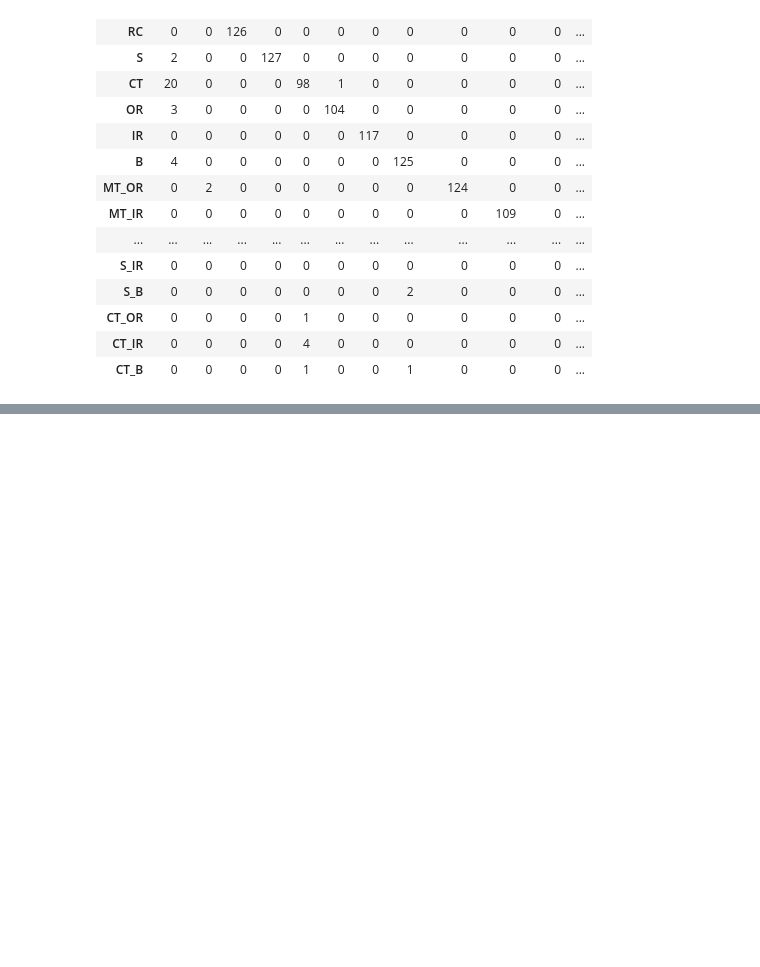
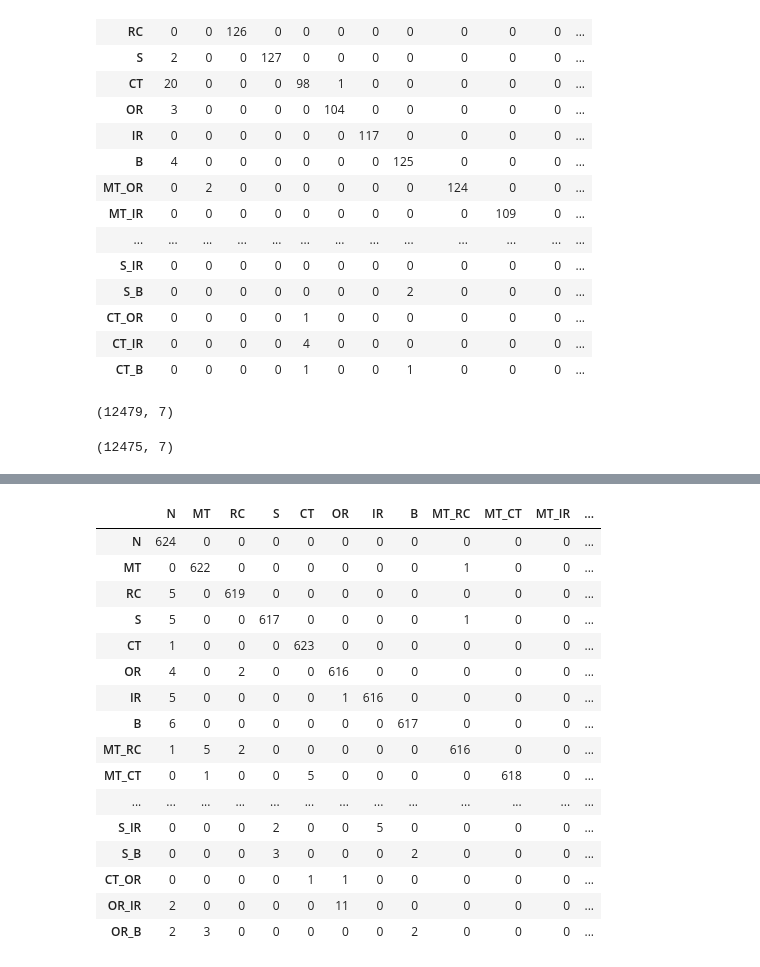
Before and after one commit to AiZhanghan/deep_learning_compound_fault_diagnose, a Jupyter notebook: code/analyze.ipynb, the cells around one changed output, grey strips where cells are left out. Cells and saved outputs as stored; diff of their text form; code cells hidden in the pictures; blank space fills up the shorter version.

```diff
--- a/code/analyze.ipynb
+++ b/code/analyze.ipynb
@@ -41,3 +61,17 @@ Analyzer.confusion_matrix(predict_dic["y"], (predict_dic["y_hat"] >= 0.5).astype
 | CT_OR | 0 | 0 | 0 | 0 | 1 | 0 | 0 | 0 | 0 | 0 | 0 | ... |
 | CT_IR | 0 | 0 | 0 | 0 | 4 | 0 | 0 | 0 | 0 | 0 | 0 | ... |
 | CT_B | 0 | 0 | 0 | 0 | 1 | 0 | 0 | 1 | 0 | 0 | 0 | ... |
+# %%
+y_hat = np.load(r"./y_hat.npy")
+label = np.load(r"./label.npy")
+# %%
+label.shape
+# %% [output]
+(12479, 7)
+# %%
+y_hat.shape
+# %% [output]
+(12475, 7)
+# %%
+Analyzer.confusion_matrix(label, y_hat)
+# %% [output]
@@ -43,0 +79,17 @@ Analyzer.confusion_matrix(predict_dic["y"], (predict_dic["y_hat"] >= 0.5).astype
+|  | N | MT | RC | S | CT | OR | IR | B | MT_RC | MT_CT | MT_IR | ... |
+| N | 624 | 0 | 0 | 0 | 0 | 0 | 0 | 0 | 0 | 0 | 0 | ... |
+| MT | 0 | 622 | 0 | 0 | 0 | 0 | 0 | 0 | 1 | 0 | 0 | ... |
+| RC | 5 | 0 | 619 | 0 | 0 | 0 | 0 | 0 | 0 | 0 | 0 | ... |
+| S | 5 | 0 | 0 | 617 | 0 | 0 | 0 | 0 | 1 | 0 | 0 | ... |
+| CT | 1 | 0 | 0 | 0 | 623 | 0 | 0 | 0 | 0 | 0 | 0 | ... |
+| OR | 4 | 0 | 2 | 0 | 0 | 616 | 0 | 0 | 0 | 0 | 0 | ... |
+| IR | 5 | 0 | 0 | 0 | 0 | 1 | 616 | 0 | 0 | 0 | 0 | ... |
+| B | 6 | 0 | 0 | 0 | 0 | 0 | 0 | 617 | 0 | 0 | 0 | ... |
+| MT_RC | 1 | 5 | 2 | 0 | 0 | 0 | 0 | 0 | 616 | 0 | 0 | ... |
+| MT_CT | 0 | 1 | 0 | 0 | 5 | 0 | 0 | 0 | 0 | 618 | 0 | ... |
+| ... | ... | ... | ... | ... | ... | ... | ... | ... | ... | ... | ... | ... |
+| S_IR | 0 | 0 | 0 | 2 | 0 | 0 | 5 | 0 | 0 | 0 | 0 | ... |
+| S_B | 0 | 0 | 0 | 3 | 0 | 0 | 0 | 2 | 0 | 0 | 0 | ... |
+| CT_OR | 0 | 0 | 0 | 0 | 1 | 1 | 0 | 0 | 0 | 0 | 0 | ... |
+| OR_IR | 2 | 0 | 0 | 0 | 0 | 11 | 0 | 0 | 0 | 0 | 0 | ... |
+| OR_B | 2 | 3 | 0 | 0 | 0 | 0 | 0 | 2 | 0 | 0 | 0 | ... |
```
Also changed, not shown: parts of 3 cells of this notebook, 3 other files.
